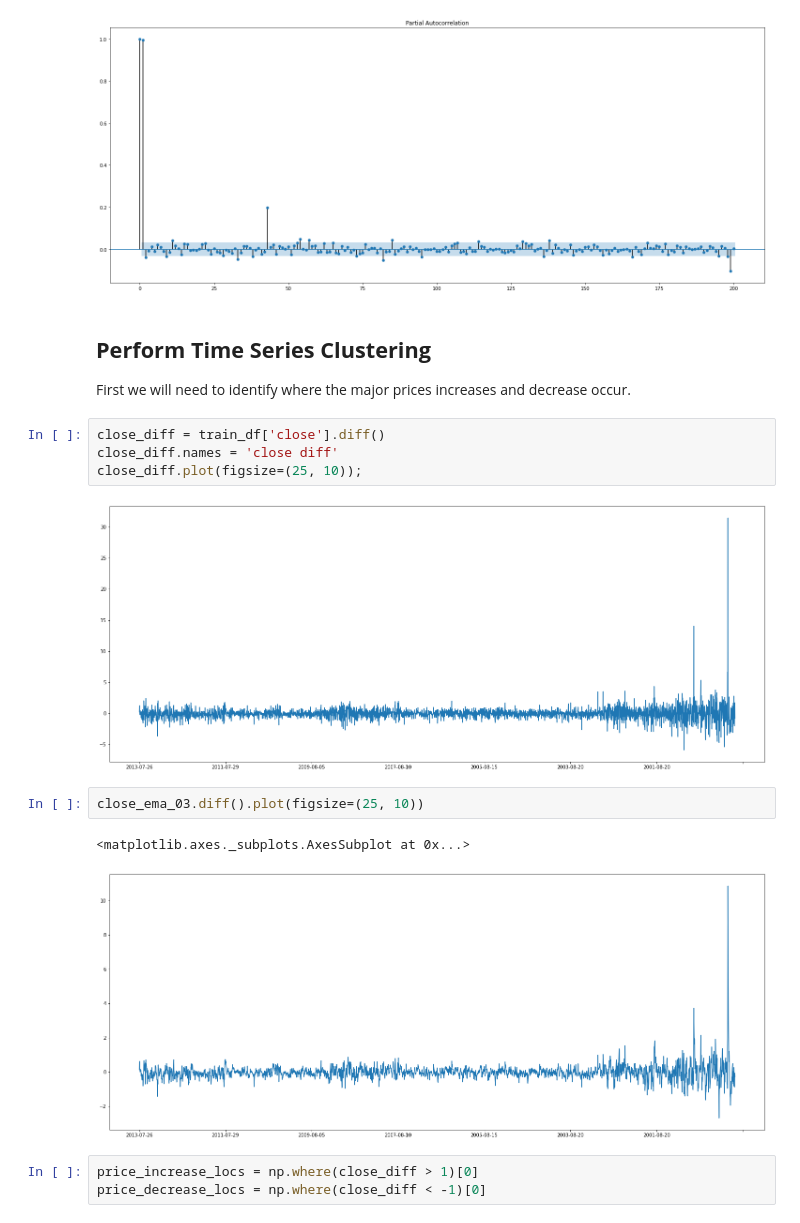
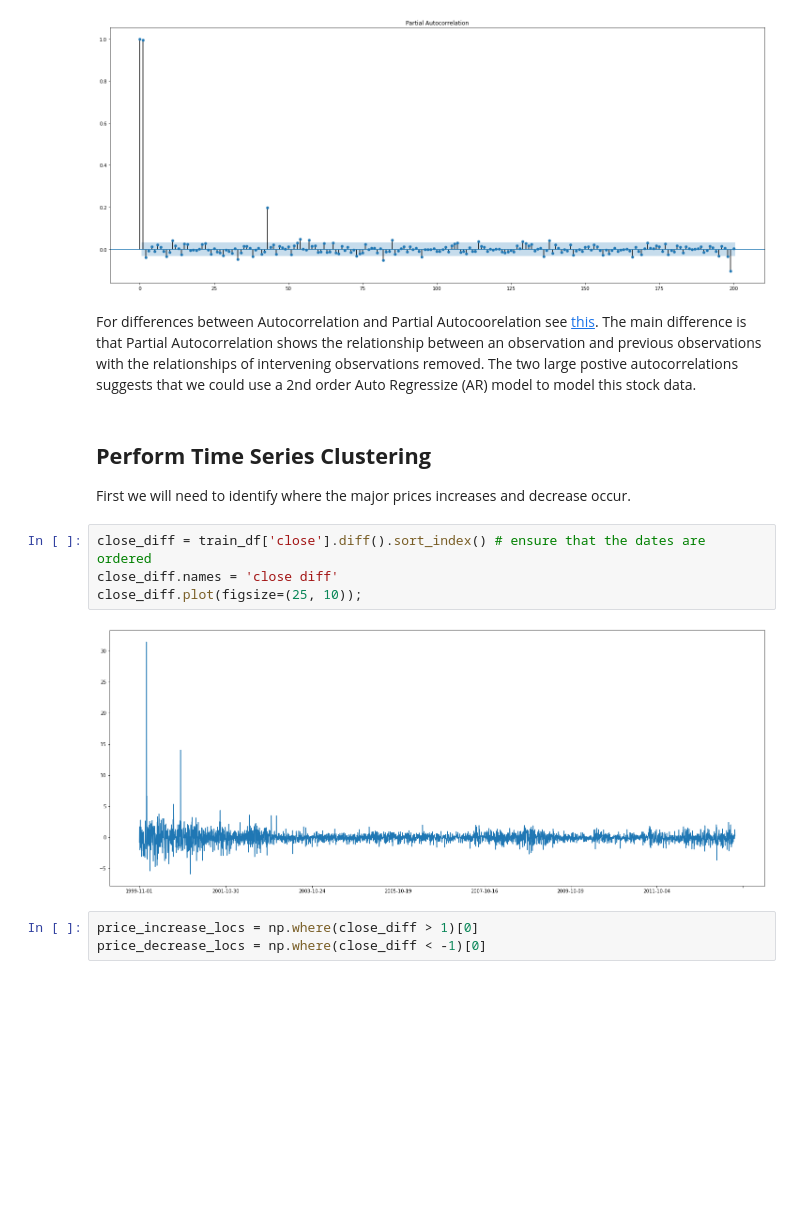
Before and after one commit to itberrios/algotrading, a Jupyter notebook: stock_data_explorer.ipynb, the cells around one changed output. Saved outputs shown, nothing was run; the diff lists cells and outputs as text; blank space fills up the shorter version.

```diff
--- a/stock_data_explorer.ipynb
+++ b/stock_data_explorer.ipynb
@@ -154,21 +154,18 @@ _, ax = plt.subplots(1, 1, figsize=(25, 10))
 plot_pacf(train_df['close'], lags=200, ax=ax);
 # %% [output]
 [figure]
+# %% [markdown]
+For differences between Autocorrelation and Partial Autocoorelation see [this](https://emel333.medium.com/interpreting-autocorrelation-partial-autocorrelation-plots-for-time-series-analysis-23f87b102c64). The main difference is that Partial Autocorrelation shows the relationship between an observation and previous observations with the relationships of intervening observations removed. The two large postive autocorrelations suggests that we could use a 2nd order Auto Regressize (AR) model to model this stock data.
 # %% [markdown]
 ## **Perform Time Series Clustering**
 
 First we will need to identify where the major prices increases and decrease occur.
 # %%
-close_diff = train_df['close'].diff()
+close_diff = train_df['close'].diff().sort_index() # ensure that the dates are ordered
 close_diff.names = 'close diff'
 close_diff.plot(figsize=(25, 10));
 # %% [output]
-[figure, old version]
+[figure, new version]
-# %%
-close_ema_03.diff().plot(figsize=(25, 10))
-# %% [output]
-<matplotlib.axes._subplots.AxesSubplot at 0x...>
-[figure, removed]
 # %%
 price_increase_locs = np.where(close_diff > 1)[0]
 price_decrease_locs = np.where(close_diff < -1)[0]
```
Also changed, not shown: parts of 10 cells of this notebook.
